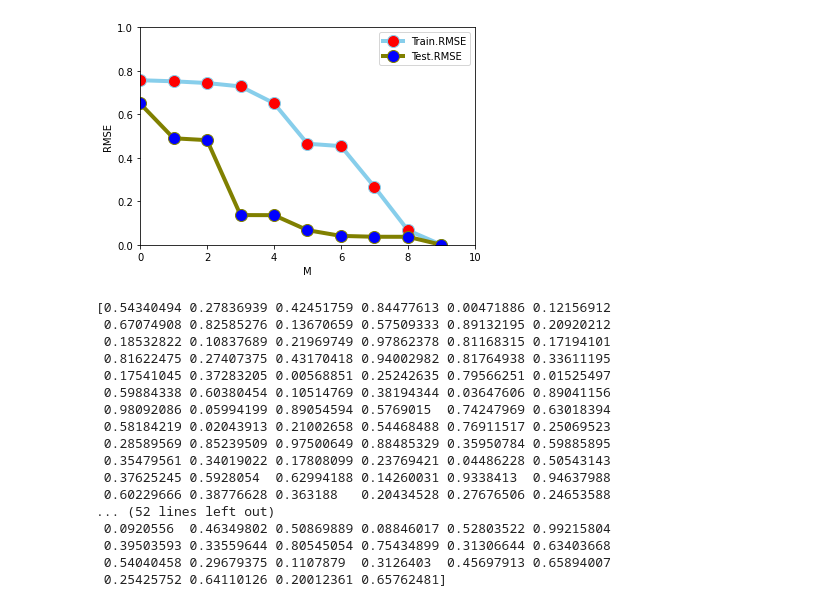
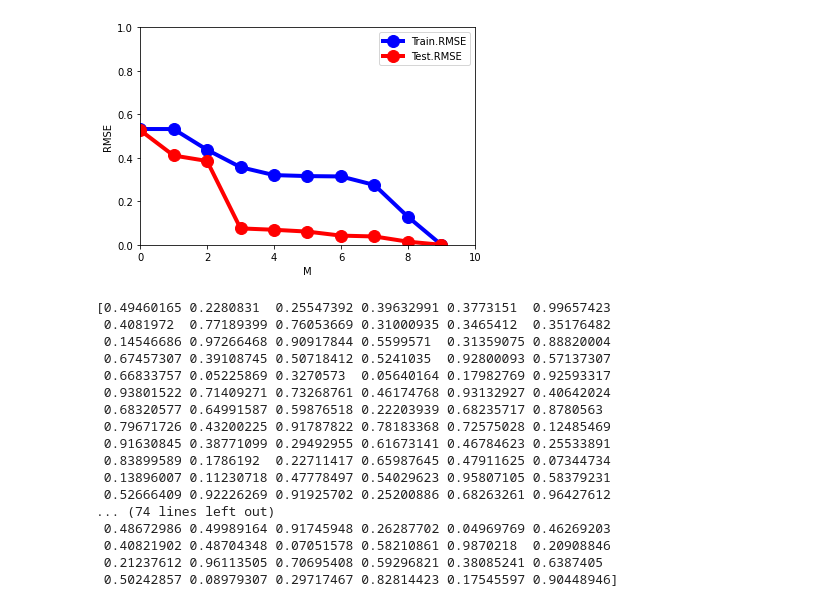
Before and after one commit to Yaswanth3277/Linear_Regression, a Jupyter notebook: Linear_Regression.ipynb, the cells around one changed output. Drawn from its saved outputs; the diff is of its cells as text; code cells hidden in the pictures.

```diff
--- a/Linear_Regression.ipynb
+++ b/Linear_Regression.ipynb
@@ -250,14 +248,14 @@ train_rmse = []
 for m in range(0,10):
     np.random.seed(0)
     polynomial_features= PolynomialFeatures(degree=(m))
-    x_poly = polynomial_features.fit_transform(x)
+    x_polynomial = polynomial_features.fit_transform(x)
 
-    model0 = LinearRegression()
-    model0.fit(x_poly, y)
-    y_poly_pred = model0.predict(x_poly)
+    model_0 = LinearRegression()
+    model_0.fit(x_polynomial, y)
+    y_polynomial_pred = model_0.predict(x_polynomial)
 
-    rmse = np.sqrt(mean_squared_error(y,y_poly_pred))
-    r2 = r2_score(y,y_poly_pred)
+    rmse = np.sqrt(mean_squared_error(y,y_polynomial_pred))
+    r2 = r2_score(y,y_polynomial_pred)
     print("RMSE:",rmse)
     train_rmse.append(rmse)
 # %% [output]
@@ -279,14 +277,14 @@ test_rmse = []
 for m in range(0,10):
     np.random.seed(0)
     polynomial_features= PolynomialFeatures(degree=(m))
-    x_poly = polynomial_features.fit_transform(x)
+    x_polynomial = polynomial_features.fit_transform(x)
 
     model0 = LinearRegression()
-    model0.fit(x_poly, y)
-    y_poly_pred = model0.predict(x_poly)
+    model0.fit(x_polynomial, y)
+    y_polynomial_pred = model0.predict(x_polynomial)
 
-    rmse = np.sqrt(mean_squared_error(y,y_poly_pred))
-    r2 = r2_score(y,y_poly_pred)
+    rmse = np.sqrt(mean_squared_error(y,y_polynomial_pred))
+    r2 = r2_score(y,y_polynomial_pred)
     print("RMSE:",rmse)
     test_rmse.append(rmse)
 # %% [output]
@@ -325,43 +322,43 @@ df1
 # %%
-plt.plot( 'M', 'Train.RMSE', data=df1, marker='o', markerfacecolor='red', markersize=12, color='skyblue', linewidth=4)
-plt.plot( 'M', 'Test.RMSE', data=df1, marker='o',markerfacecolor='blue',markersize=12, color='olive', linewidth=4)
+plt.plot( 'M', 'Train.RMSE', data=df1, marker='o', markersize=12, color='blue', linewidth=4)
+plt.plot( 'M', 'Test.RMSE', data=df1, marker='o',markersize=12, color='red', linewidth=4)
 plt.legend()
 plt.ylabel('RMSE')
 plt.xlabel('M')
 plt.ylim((0,1))
 plt.xlim((0,10))
 plt.show()
 # %% [output]
-[figure, old version]
+[figure, new version]
 # %%
-np.random.seed(100)
-X2 = np.random.uniform(0,1,100)
+np.random.seed(50)
+X2 = np.random.uniform(0,1,120)
 print(X2)
-mean, s_d = 0, 1 # mean and standard deviation
-N = np.random.normal(mean, s_d, 100)
+mean, s_d = 0, 1
+N = np.random.normal(mean, s_d, 120)
 print(N)
 import matplotlib.pyplot as plt
 y2=np.sin(2*np.pi*X2)+(0.1 * N)
 print(y2)
 print(X2)
 # %% [output]
-[0.54340494 0.27836939 0.42451759 0.84477613 0.00471886 0.12156912
- 0.67074908 0.82585276 0.13670659 0.57509333 0.89132195 0.20920212
- 0.18532822 0.10837689 0.21969749 0.97862378 0.81168315 0.17194101
- 0.81622475 0.27407375 0.43170418 0.94002982 0.81764938 0.33611195
- 0.17541045 0.37283205 0.00568851 0.25242635 0.79566251 0.01525497
- 0.59884338 0.60380454 0.10514769 0.38194344 0.03647606 0.89041156
- 0.98092086 0.05994199 0.89054594 0.5769015  0.74247969 0.63018394
- 0.58184219 0.02043913 0.21002658 0.54468488 0.76911517 0.25069523
- 0.28589569 0.85239509 0.97500649 0.88485329 0.35950784 0.59885895
- 0.35479561 0.34019022 0.17808099 0.23769421 0.04486228 0.50543143
- 0.37625245 0.5928054  0.62994188 0.14260031 0.9338413  0.94637988
- 0.60229666 0.38776628 0.363188   0.20434528 0.27676506 0.24653588
-... (52 lines left out)
- 0.0920556  0.46349802 0.50869889 0.08846017 0.52803522 0.99215804
- 0.39503593 0.33559644 0.80545054 0.75434899 0.31306644 0.63403668
- 0.54040458 0.29679375 0.1107879  0.3126403  0.45697913 0.65894007
- 0.25425752 0.64110126 0.20012361 0.65762481]
+[0.49460165 0.2280831  0.25547392 0.39632991 0.3773151  0.99657423
+ 0.4081972  0.77189399 0.76053669 0.31000935 0.3465412  0.35176482
+ 0.14546686 0.97266468 0.90917844 0.5599571  0.31359075 0.88820004
+ 0.67457307 0.39108745 0.50718412 0.5241035  0.92800093 0.57137307
+ 0.66833757 0.05225869 0.3270573  0.05640164 0.17982769 0.92593317
+ 0.93801522 0.71409271 0.73268761 0.46174768 0.93132927 0.40642024
+ 0.68320577 0.64991587 0.59876518 0.22203939 0.68235717 0.8780563
+ 0.79671726 0.43200225 0.91787822 0.78183368 0.72575028 0.12485469
+ 0.91630845 0.38771099 0.29492955 0.61673141 0.46784623 0.25533891
+ 0.83899589 0.1786192  0.22711417 0.65987645 0.47911625 0.07344734
+ 0.13896007 0.11230718 0.47778497 0.54029623 0.95807105 0.58379231
+ 0.52666409 0.92226269 0.91925702 0.25200886 0.68263261 0.96427612
+... (74 lines left out)
+ 0.48672986 0.49989164 0.91745948 0.26287702 0.04969769 0.46269203
+ 0.40821902 0.48704348 0.07051578 0.58210861 0.9870218  0.20908846
+ 0.21237612 0.96113505 0.70695408 0.59296821 0.38085241 0.6387405
+ 0.50242857 0.08979307 0.29717467 0.82814423 0.17545597 0.90448946]
 # %%
 np.random.seed(0)
 polynomial_features= PolynomialFeatures(degree=9)
```
Also changed, not shown: parts of 25 cells of this notebook.
